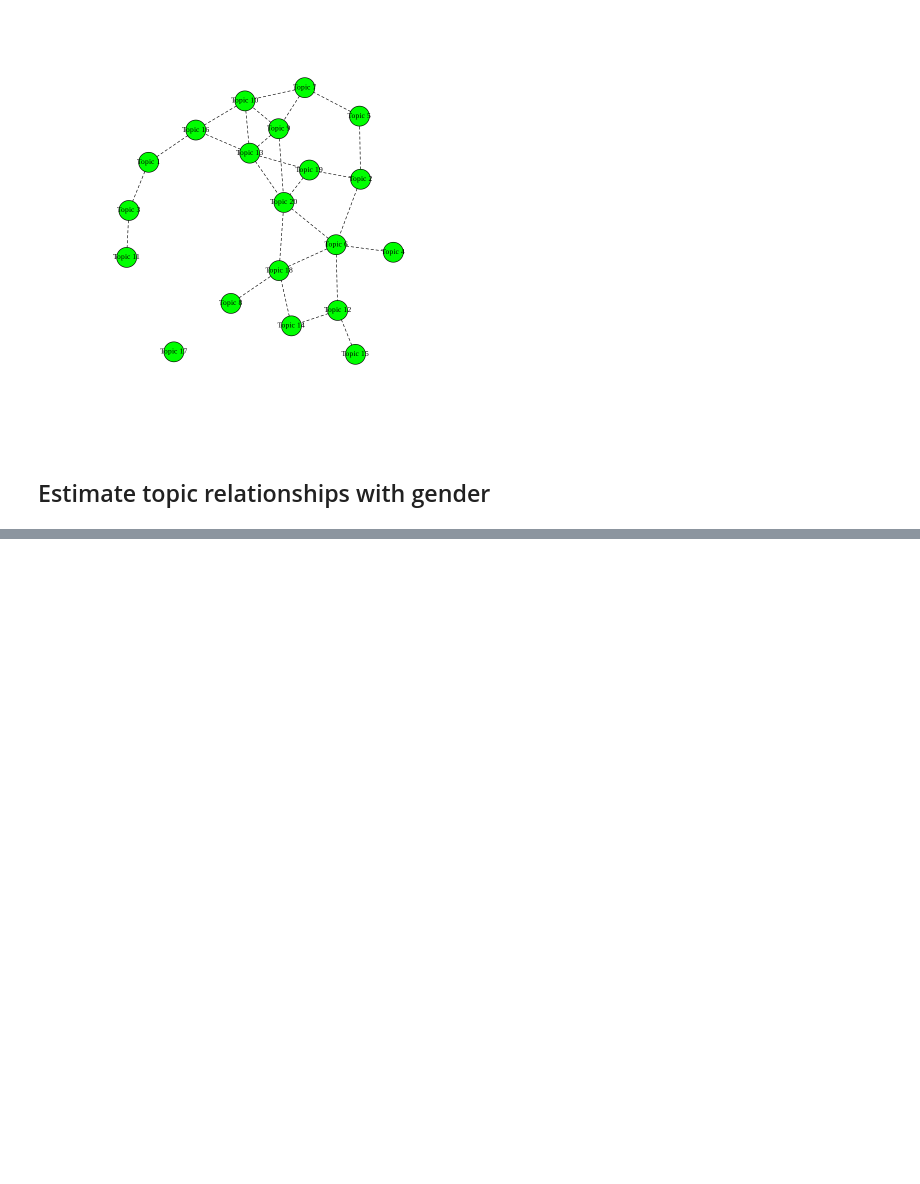
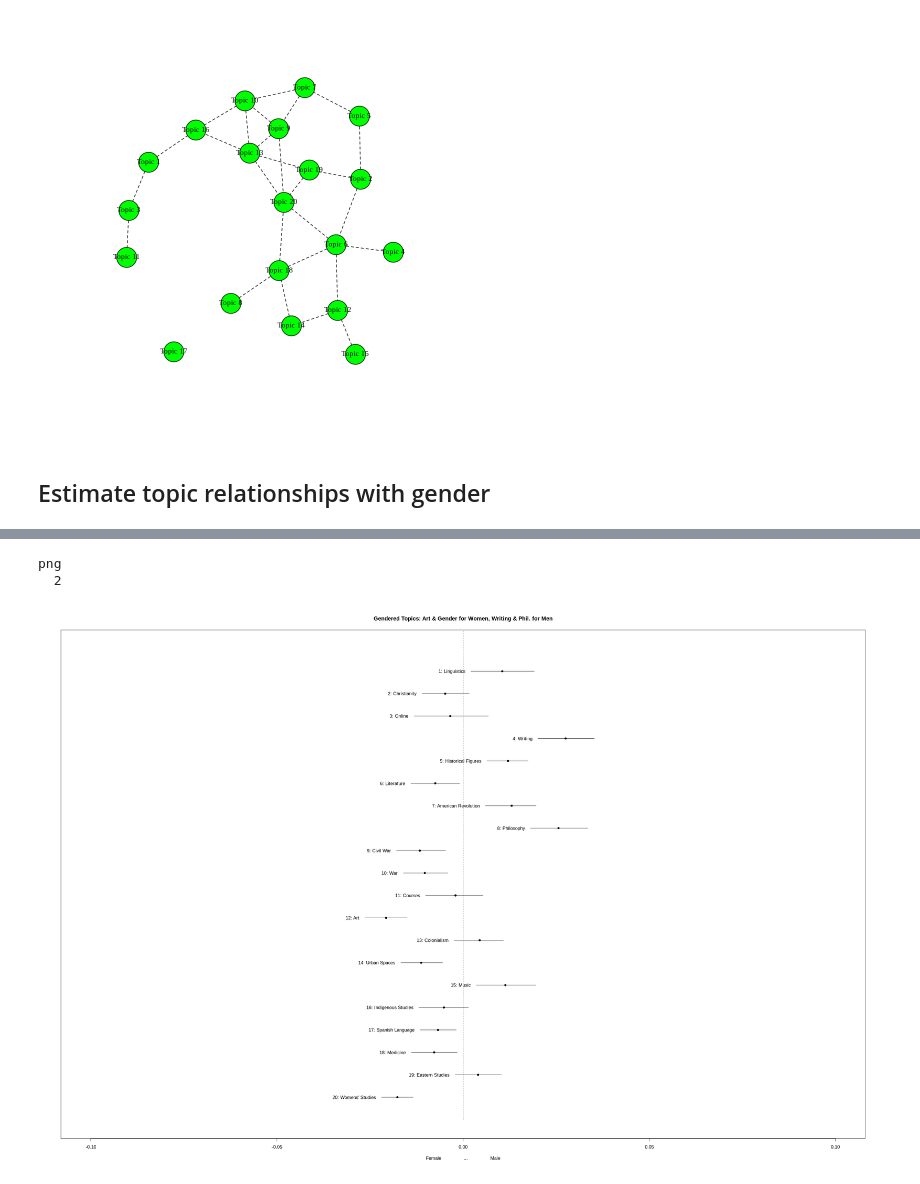
Before and after one commit to jhaber-zz/neh-nlp, a Jupyter notebook: code/topic_modeling.ipynb, the cells around one changed output, grey strips where cells are left out. Drawn from its saved outputs; the diff is of its cells as text; code cells hidden in the pictures; blank space fills up the shorter version.

```diff
--- a/code/topic_modeling.ipynb
+++ b/code/topic_modeling.ipynb
@@ -297,0 +290,33 @@ A tibble: 7 × 4
+# %%
+## Which topics are associated with male authors and which with female authors?
+# Graph relationship between gender and selected topics
+x_label = "Female                ...                Male"
+title = "Gendered Topics: Art & Gender for Women, Writing & Phil. for Men"
+
+# Show figure
+plot(gender_effect, covariate="Male", topics=c(1:20), model=model,
+     method="difference", cov.value1=1, cov.value2=0,
+     xlab=x_label, main=title,
+     xlim=c(-.1, .1), width=80, labeltype="custom",
+     custom.labels=c("1: Linguistics", "2: Christianity", "3: Online", "4: Writing",
+                     "5: Historical Figures", "6: Literature", "7: American Revolution", "8: Philosophy",
+                     "9: Civil War", "10: War", "11: Courses", "12: Art",
+                     "13: Colonialism", "14: Urban Spaces", "15: Music", "16: Indigenous Studies",
+                     "17: Spanish Language", "18: Medicine", "19: Eastern Studies", "20: Womens' Studies"))
+
+# Save figure to disk
+png(filename='../output/gender_and_topics.png')
+plot(gender_effect, covariate="Male", topics=c(1:20), model=model,
+     method="difference", cov.value1=1, cov.value2=0,
+     xlab=x_label, main=title,
+     xlim=c(-.1, .1), width=80, labeltype="custom",
+     custom.labels=c("1: Linguistics", "2: Christianity", "3: Online", "4: Writing",
+                     "5: Historical Figures", "6: Literature", "7: American Revolution", "8: Philosophy",
+                     "9: Civil War", "10: War", "11: Courses", "12: Art",
+                     "13: Colonialism", "14: Urban Spaces", "15: Music", "16: Indigenous Studies",
+                     "17: Spanish Language", "18: Medicine", "19: Eastern Studies", "20: Womens' Studies"))
+dev.off()
+# %% [output]
+png
+  2
+[figure, added]
```
Also changed, not shown: parts of 26 cells of this notebook, 1 other file.
